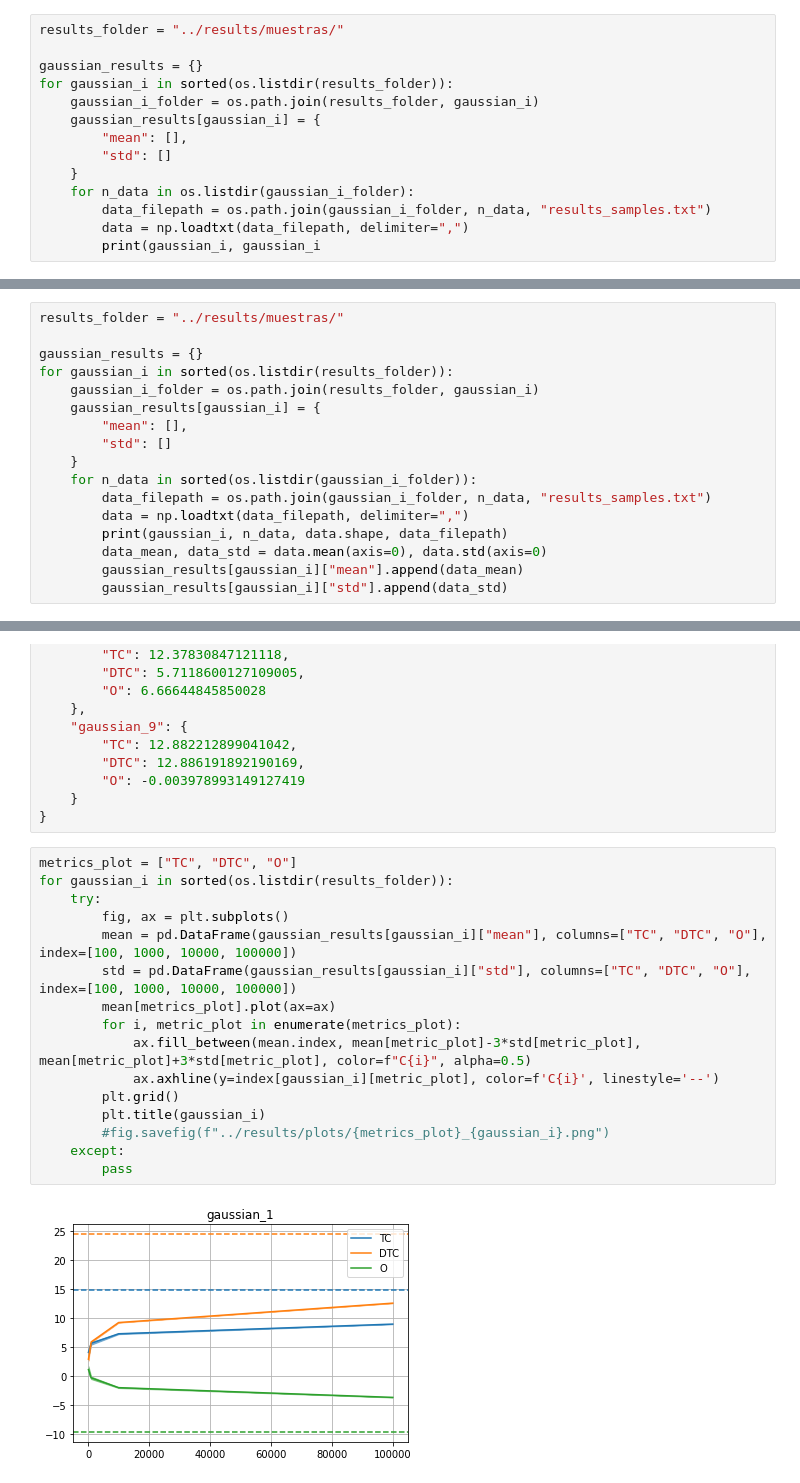
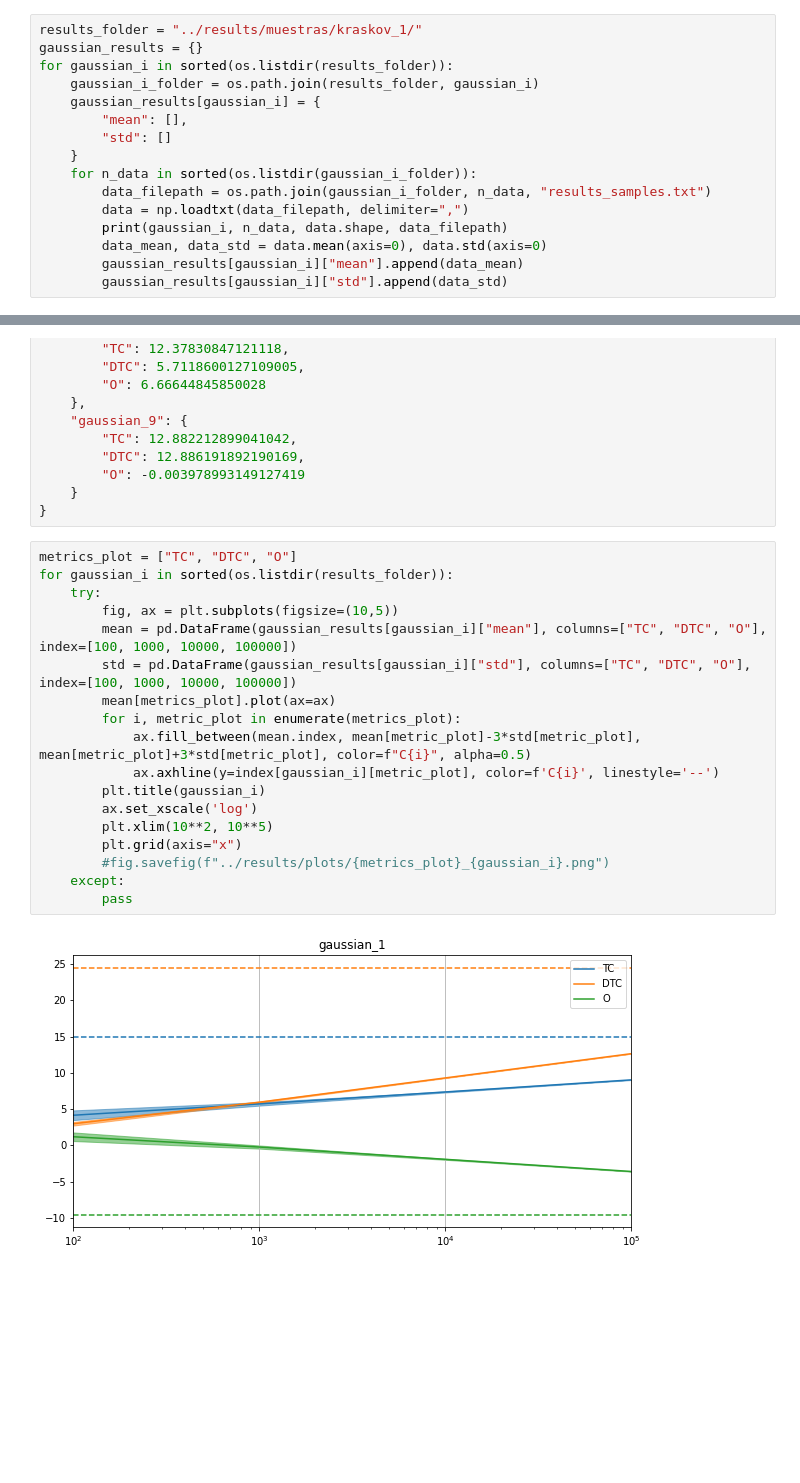
Before and after one commit to cjotade/whole-brain, a Jupyter notebook: src/display_results.ipynb, the cells around one changed output, grey strips where cells are left out. Saved outputs shown, nothing was run; the diff lists cells and outputs as text; blank space fills up the shorter version.

```diff
--- a/src/display_results.ipynb
+++ b/src/display_results.ipynb
@@ -11,6 +10,5 @@ gaussian_2/  gaussian_4/  gaussian_6/
 # %%
-results_folder = "../results/muestras/"
-
+results_folder = "../results/muestras/kraskov_1/"
 gaussian_results = {}
 for gaussian_i in sorted(os.listdir(results_folder)):
     gaussian_i_folder = os.path.join(results_folder, gaussian_i)
@@ -18,7 +16,10 @@ for gaussian_i in sorted(os.listdir(results_folder)):
         "mean": [],
         "std": []
     }
-    for n_data in os.listdir(gaussian_i_folder):
+    for n_data in sorted(os.listdir(gaussian_i_folder)):
         data_filepath = os.path.join(gaussian_i_folder, n_data, "results_samples.txt")
         data = np.loadtxt(data_filepath, delimiter=",")
-        print(gaussian_i, gaussian_i
+        print(gaussian_i, n_data, data.shape, data_filepath)
+        data_mean, data_std = data.mean(axis=0), data.std(axis=0)
+        gaussian_results[gaussian_i]["mean"].append(data_mean)
+        gaussian_results[gaussian_i]["std"].append(data_std)
@@ -25,17 +43,0 @@ for gaussian_i in sorted(os.listdir(results_folder)):
-# %%
-results_folder = "../results/muestras/"
-
-gaussian_results = {}
-for gaussian_i in sorted(os.listdir(results_folder)):
-    gaussian_i_folder = os.path.join(results_folder, gaussian_i)
-    gaussian_results[gaussian_i] = {
-        "mean": [],
-        "std": []
-    }
-    for n_data in sorted(os.listdir(gaussian_i_folder)):
-        data_filepath = os.path.join(gaussian_i_folder, n_data, "results_samples.txt")
-        data = np.loadtxt(data_filepath, delimiter=",")
-        print(gaussian_i, n_data, data.shape, data_filepath)
-        data_mean, data_std = data.mean(axis=0), data.std(axis=0)
-        gaussian_results[gaussian_i]["mean"].append(data_mean)
-        gaussian_results[gaussian_i]["std"].append(data_std)
@@ -128,18 +112,20 @@ index = {
 # %%
 metrics_plot = ["TC", "DTC", "O"]
 for gaussian_i in sorted(os.listdir(results_folder)):
     try:
-        fig, ax = plt.subplots()
+        fig, ax = plt.subplots(figsize=(10,5))
         mean = pd.DataFrame(gaussian_results[gaussian_i]["mean"], columns=["TC", "DTC", "O"], index=[100, 1000, 10000, 100000])
         std = pd.DataFrame(gaussian_results[gaussian_i]["std"], columns=["TC", "DTC", "O"], index=[100, 1000, 10000, 100000])
         mean[metrics_plot].plot(ax=ax)
         for i, metric_plot in enumerate(metrics_plot):
             ax.fill_between(mean.index, mean[metric_plot]-3*std[metric_plot], mean[metric_plot]+3*std[metric_plot], color=f"C{i}", alpha=0.5)
             ax.axhline(y=index[gaussian_i][metric_plot], color=f'C{i}', linestyle='--')
-        plt.grid()
         plt.title(gaussian_i)
+        ax.set_xscale('log')
+        plt.xlim(10**2, 10**5)
+        plt.grid(axis="x")
         #fig.savefig(f"../results/plots/{metrics_plot}_{gaussian_i}.png")
     except:
         pass
 # %% [output]
-[figure, old version]
+[figure, new version]
```
Also changed, not shown: parts of 6 cells of this notebook.
